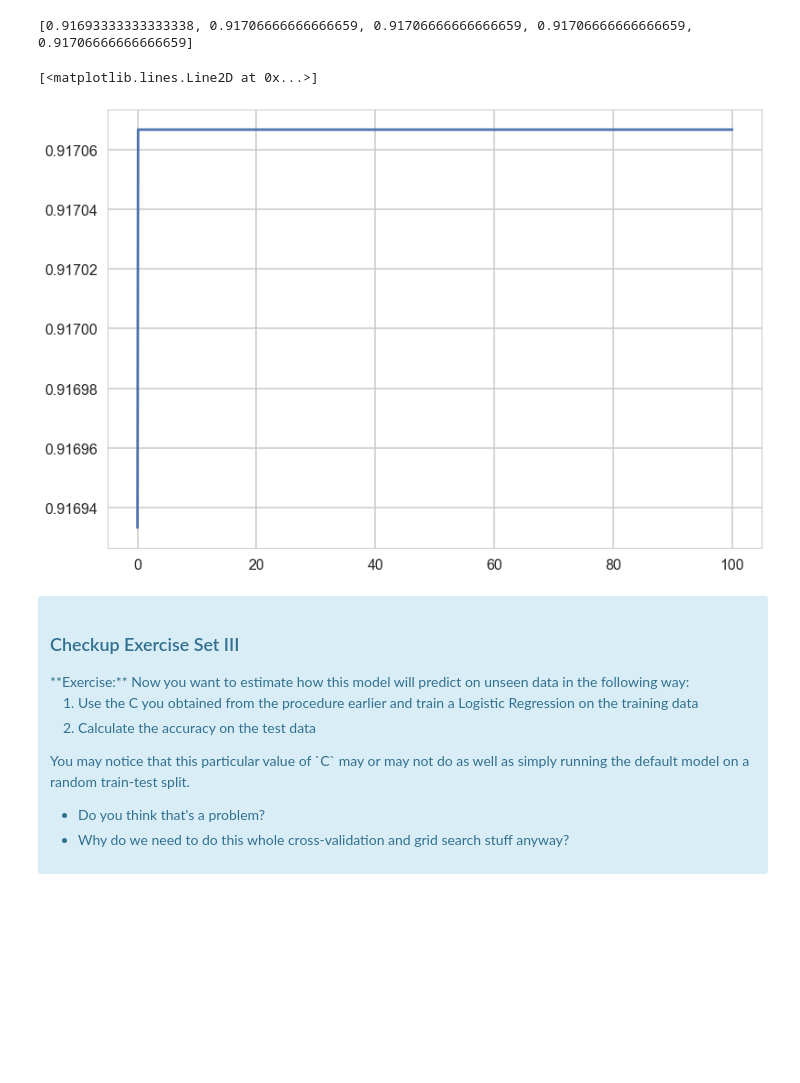
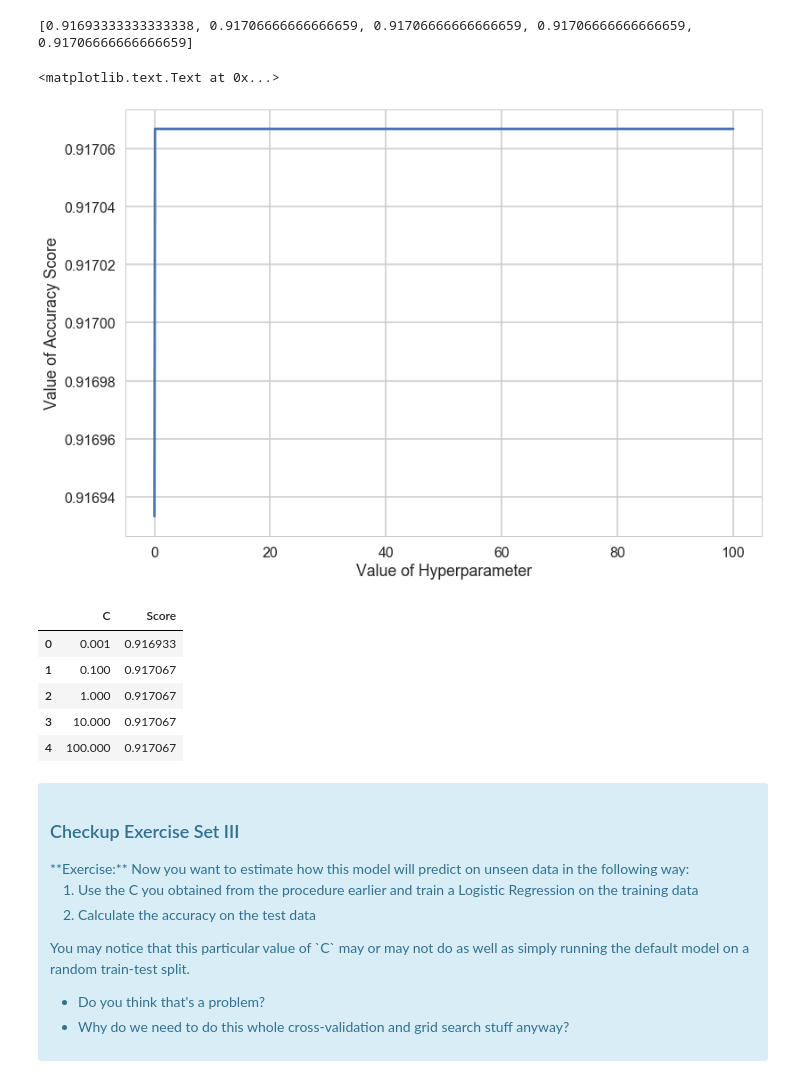
Before and after one commit to andyogah/Mini_Project_Logistic_Regression, a Jupyter notebook: Mini_Project_Logistic_Regression.ipynb, the cells around one changed output. Drawn from its saved outputs; the diff is of its cells as text; code cells hidden in the pictures; blank space fills up the shorter version.

```diff
--- a/Mini_Project_Logistic_Regression.ipynb
+++ b/Mini_Project_Logistic_Regression.ipynb
@@ -237,18 +237,29 @@ for C in Cs:
 print (score_list)
 # %% [output]
 [0.91693333333333338, 0.91706666666666659, 0.91706666666666659, 0.91706666666666659, 0.91706666666666659]
+# %%
+#Making a plot of Cs and score_list
+plt.plot(Cs, score_list)
+plt.xlabel('Value of Hyperparameter')
+plt.ylabel('Value of Accuracy Score')
+# %% [output]
+<matplotlib.text.Text at 0x...>
+[figure, added]
 # %%
-plt.plot(Cs, score_list)
-
-#list_cols = [Cs, score_list]
-#list_labels = ['C', 'Score']
-#zipped = list(zip(list_labels, list_cols))
-#data = dict(zipped)
-#df = pd.DataFrame(data)
-#df
+#Converting Cs and score_list into a DataFrame for better viewing
+list_cols = [Cs, score_list]
+list_labels = ['C', 'Score']
+zipped = list(zip(list_labels, list_cols))
+data = dict(zipped)
+df = pd.DataFrame(data)
+df
 # %% [output]
-[<matplotlib.lines.Line2D at 0x...>]
-[figure, removed]
+|  | C | Score |
+| 0 | 0.001 | 0.916933 |
+| 1 | 0.100 | 0.917067 |
+| 2 | 1.000 | 0.917067 |
+| 3 | 10.000 | 0.917067 |
+| 4 | 100.000 | 0.917067 |
 # %% [markdown]
 <div class="span5 alert alert-info">
 <h3>Checkup Exercise Set III</h3>
```
Also changed, not shown: parts of 10 cells of this notebook.
